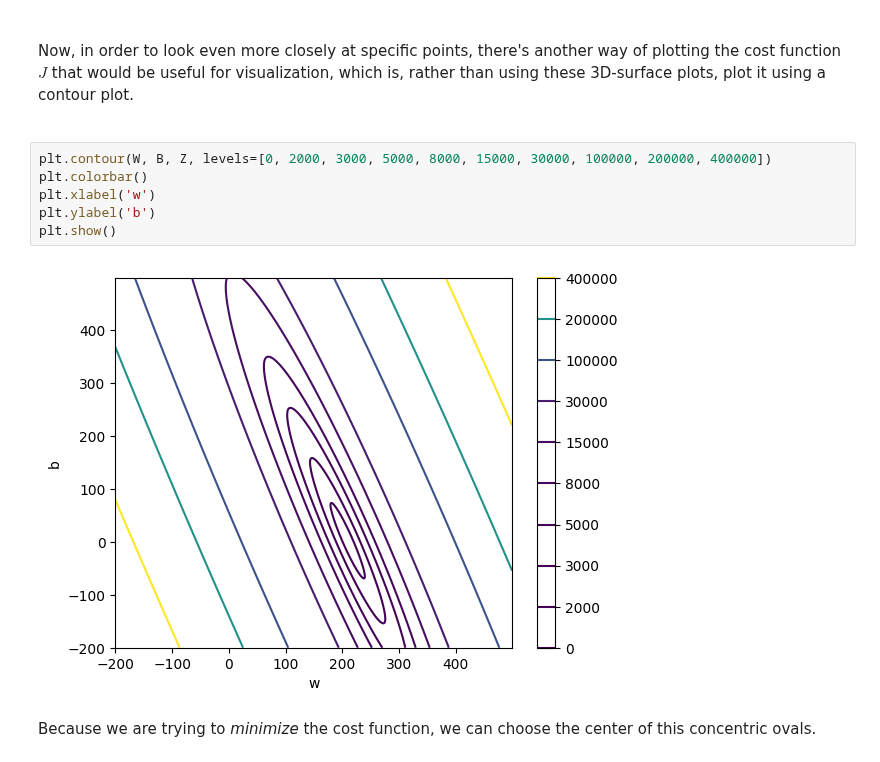
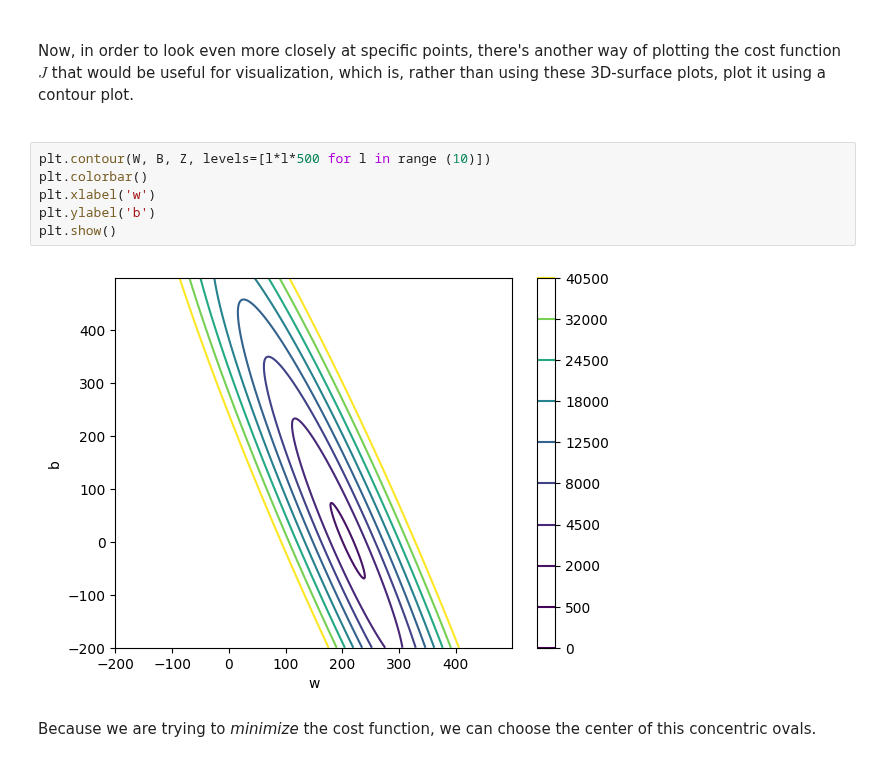
Before and after one commit to boramertkesil/machinelearning-notebook, a Jupyter notebook: ML_Notebook_BoraMertKesil.ipynb, the cells around one changed output. Drawn from its saved outputs; the diff is of its cells as text.

```diff
--- a/ML_Notebook_BoraMertKesil.ipynb
+++ b/ML_Notebook_BoraMertKesil.ipynb
@@ -209,13 +209,13 @@ Now, in order to look even more closely at specific points, there's another way
 <br>
 <br>
 # %%
-plt.contour(W, B, Z, levels=[0, 2000, 3000, 5000, 8000, 15000, 30000, 100000, 200000, 400000])
+plt.contour(W, B, Z, levels=[l*l*500 for l in range (10)])
 plt.colorbar()
 plt.xlabel('w')
 plt.ylabel('b')
 plt.show()
 # %% [output]
-[figure, old version]
+[figure, new version]
 # %% [markdown]
 Because we are trying to *minimize* the cost function, we can choose the center of this concentric ovals.
 # %% [markdown]
```
Also changed, not shown: parts of 10 cells of this notebook.
